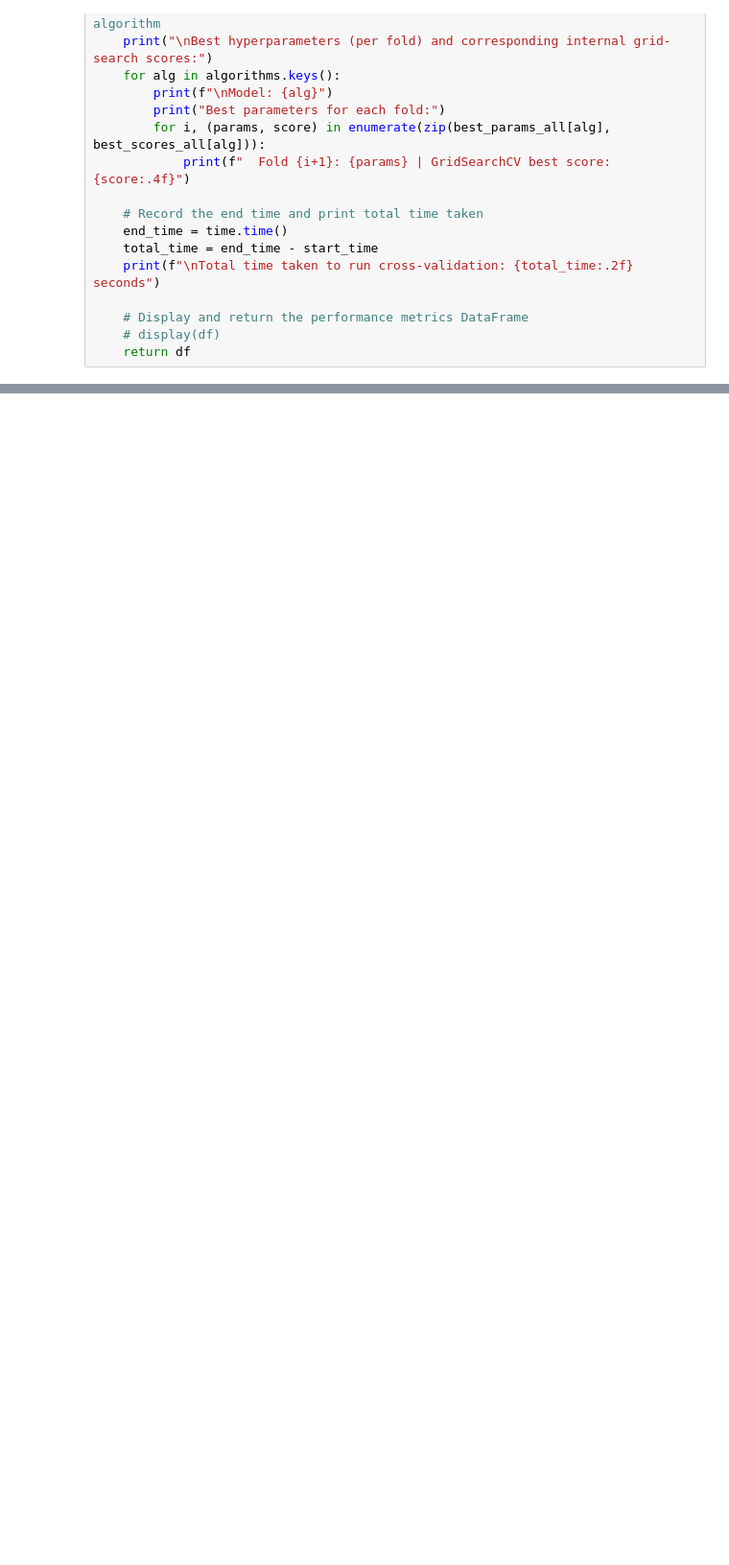
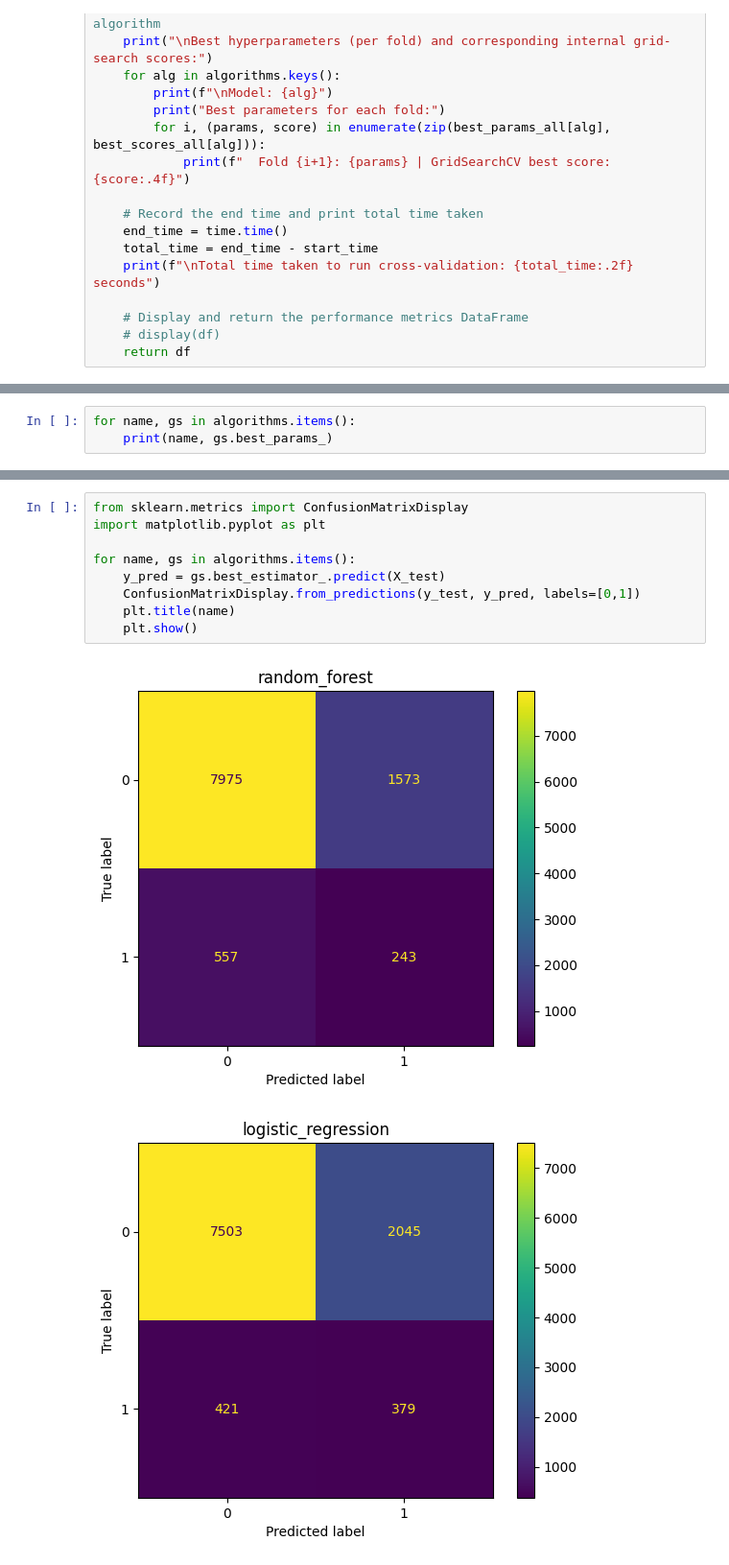
Before and after one commit to PietroGolfeto/DataSUS-Chikungunya-ML, a Jupyter notebook: data-training/training.ipynb, the cells around one changed output, grey strips where cells are left out. Shown: that part at 96% size. Cells and saved outputs as stored; diff of their text form; blank space fills up the shorter version.

Commit message:
Add test model code and confusion matrix, fix balancing pipeline to execute after scaler normalization

```diff
--- a/data-training/training.ipynb
+++ b/data-training/training.ipynb
@@ -377,0 +363,3 @@ justificativa: maldição da dimensionalidade (30 e poucas dimensões, pontos fi
+# %%
+for name, gs in algorithms.items():
+    print(name, gs.best_params_)
@@ -377,0 +433,12 @@ justificativa: maldição da dimensionalidade (30 e poucas dimensões, pontos fi
+# %%
+from sklearn.metrics import ConfusionMatrixDisplay
+import matplotlib.pyplot as plt
+
+for name, gs in algorithms.items():
+    y_pred = gs.best_estimator_.predict(X_test)
+    ConfusionMatrixDisplay.from_predictions(y_test, y_pred, labels=[0,1])
+    plt.title(name)
+    plt.show()
+# %% [output]
+[figure, added]
+[figure, added]
```
Also changed, not shown: parts of 11 cells of this notebook.
